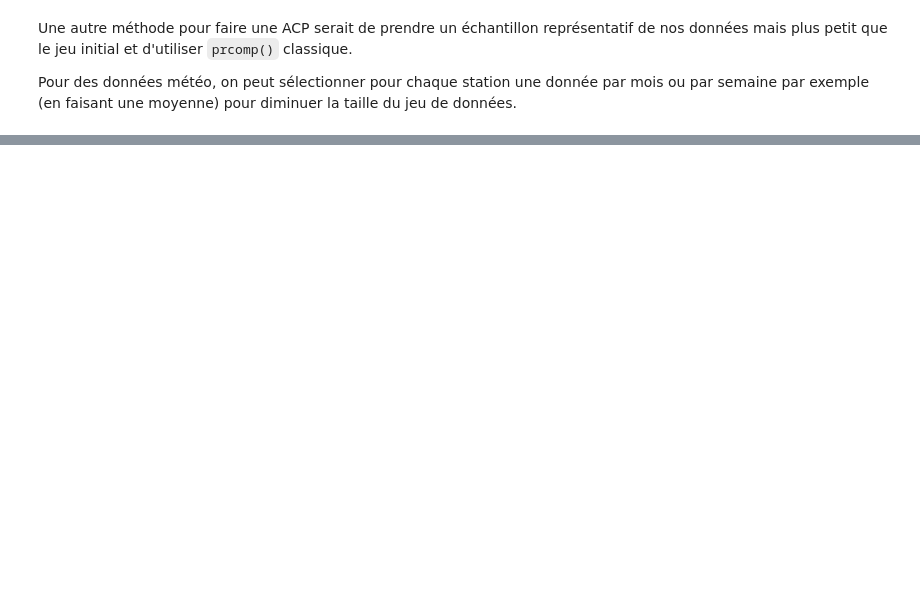
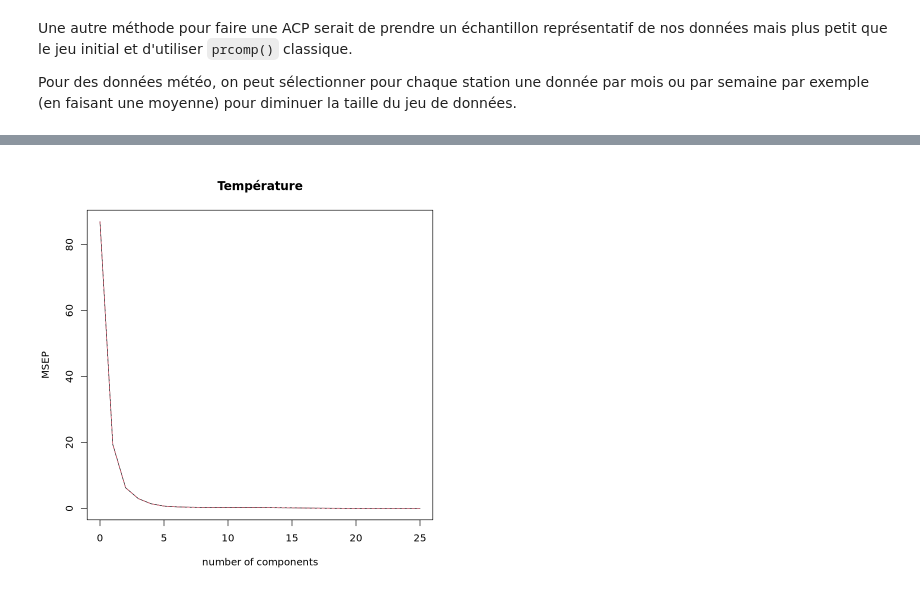
Before and after one commit to lisasko/Jupyter_meteo, a Jupyter notebook: partie_lisa.ipynb, the cells around one changed output, grey strips where cells are left out. Drawn from its saved outputs; the diff is of its cells as text; code cells hidden in the pictures; blank space fills up the shorter version.

```diff
--- a/partie_lisa.ipynb
+++ b/partie_lisa.ipynb
@@ -184,0 +194,3 @@ Pour des données météo, on peut sélectionner pour chaque station une donnée
+# %%
+y_name <- grep("Température", names(dataframe), value=TRUE)[1]  # ex: "Température"
+cat("Variable cible:", y_name, "\n")
@@ -184,0 +299,4 @@ Pour des données météo, on peut sélectionner pour chaque station une donnée
+# %%
+validationplot(mod_pls, val.type = "MSEP")
+# %% [output]
+[figure, added]
```
Also changed, not shown: parts of 17 cells of this notebook.
